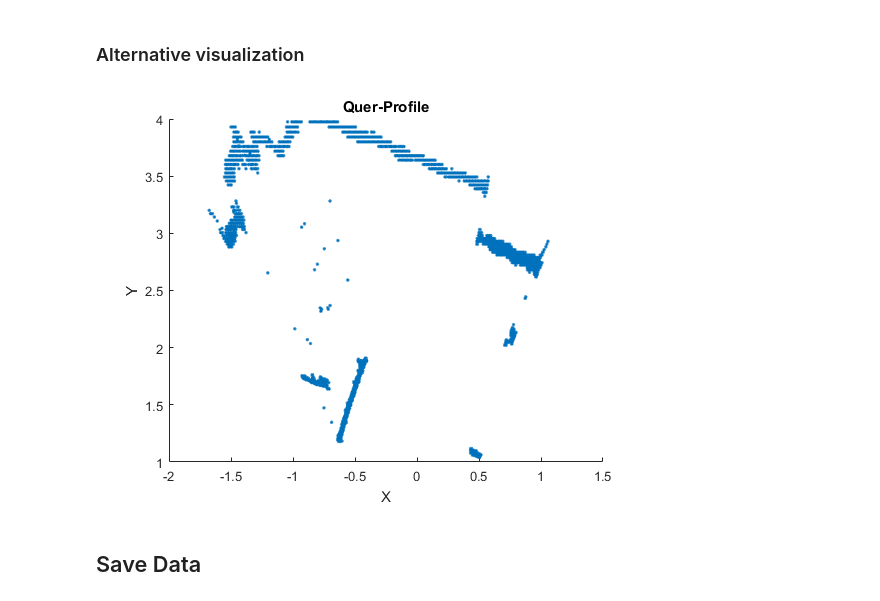
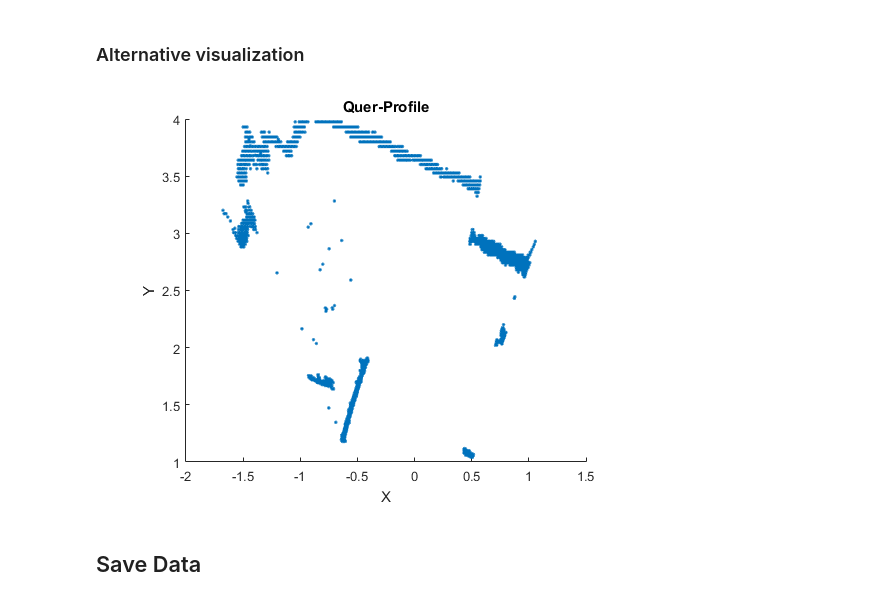
Before and after one commit to codepuree/particlefilter, a Jupyter notebook: Notebooks/Test.ipynb, the cells around one changed output. Saved outputs shown, nothing was run; the diff lists cells and outputs as text; code cells hidden in the pictures.

```diff
--- a/Notebooks/Test.ipynb
+++ b/Notebooks/Test.ipynb
@@ -63,12 +66,13 @@ zlabel('Z')
 # %% [markdown]
 ### Alternative visualization
 # %%
-scatter(ptCloudFlattend.Location(:, 1), ptCloudFlattend.Location(:, 3), '.')
+scatter(ptCloudFlattend.Location(:, 1), ptCloudFlattend.Location(:, 3), '.');
+daspect([1, 1, 1]);
 title('Quer-Profile')
 xlabel('X')
 ylabel('Y')
 # %% [output]
-[figure, old version]
+[figure, new version]
 # %% [markdown]
 ## Save Data
 # %%
```
Also changed, not shown: parts of 15 cells of this notebook.
